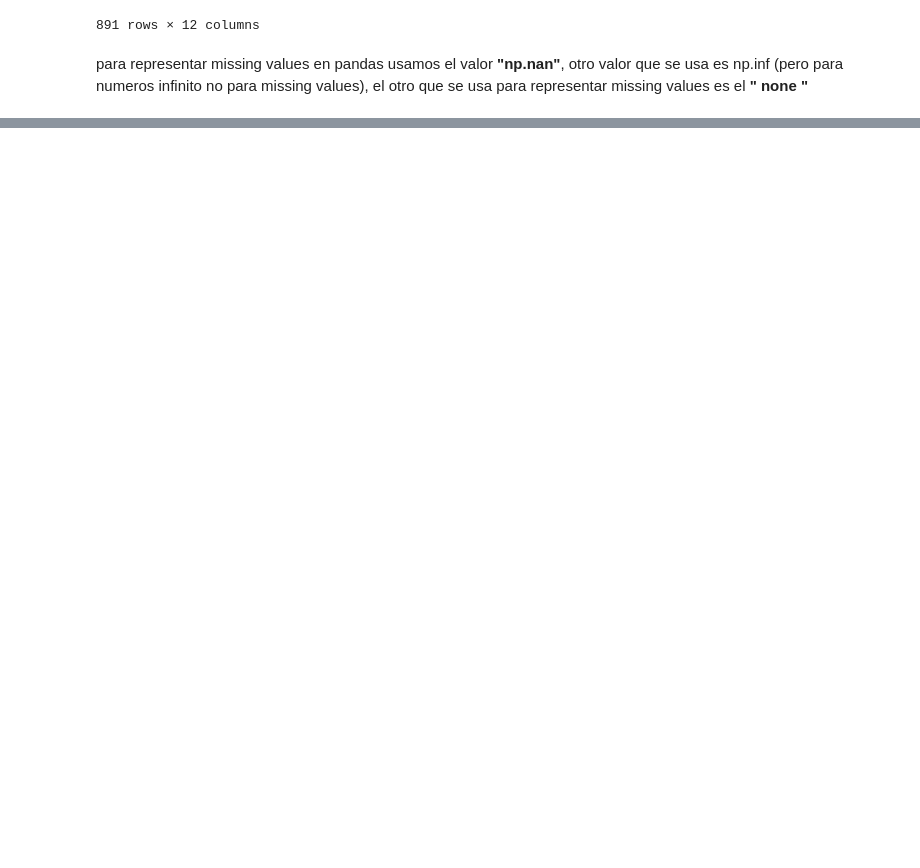
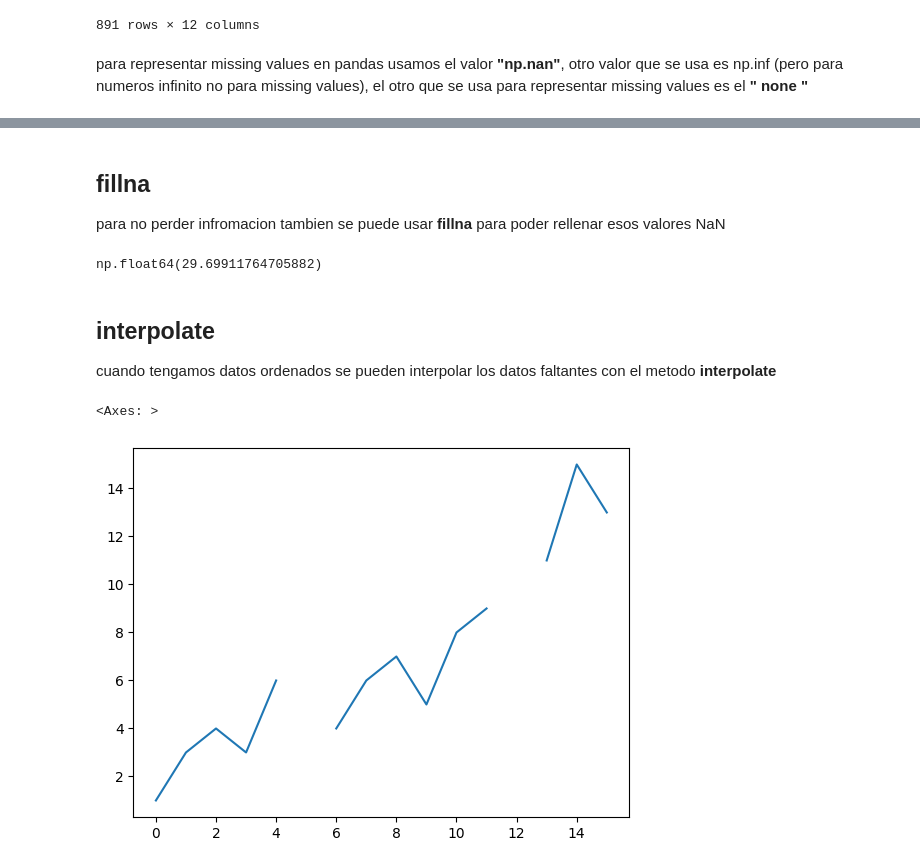
Before and after one commit to balthazar-bytes/Analisis-de-datos, a Jupyter notebook: teoria/modulo 5/missing_values.ipynb, the cells around one changed output, grey strips where cells are left out. Cells and saved outputs as stored; diff of their text form; code cells hidden in the pictures; blank space fills up the shorter version.

```diff
--- a/teoria/modulo 5/missing_values.ipynb
+++ b/teoria/modulo 5/missing_values.ipynb
@@ -33,0 +121,16 @@ ValueError: Length of values (4) does not match length of index (1)
+# %% [markdown]
+## fillna
+para no perder infromacion tambien se puede usar __fillna__ para poder rellenar esos valores NaN
+# %%
+data["Age"].fillna(data["Age"].mean())
+# %% [output]
+np.float64(29.69911764705882)
+# %% [markdown]
+## interpolate
+cuando tengamos datos ordenados se pueden interpolar los datos faltantes con el metodo __interpolate__
+# %%
+s = pd.Series([1,3,4,3,6,np.nan,4,6,7,5,8,9,np.nan,11,15,13])
+s.plot()
+# %% [output]
+<Axes: >
+[figure, added]
```
Also changed, not shown: parts of 14 cells of this notebook.
